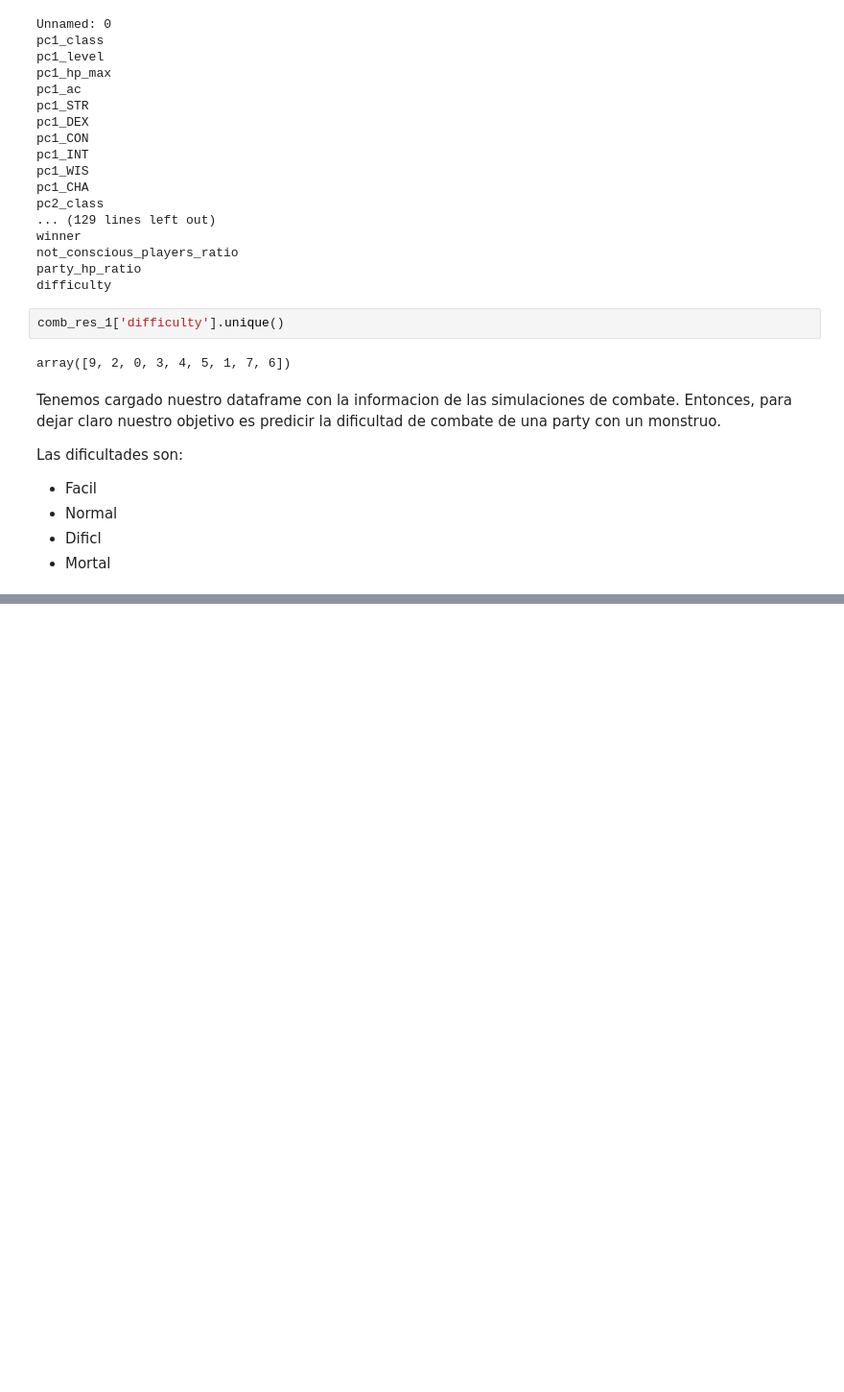
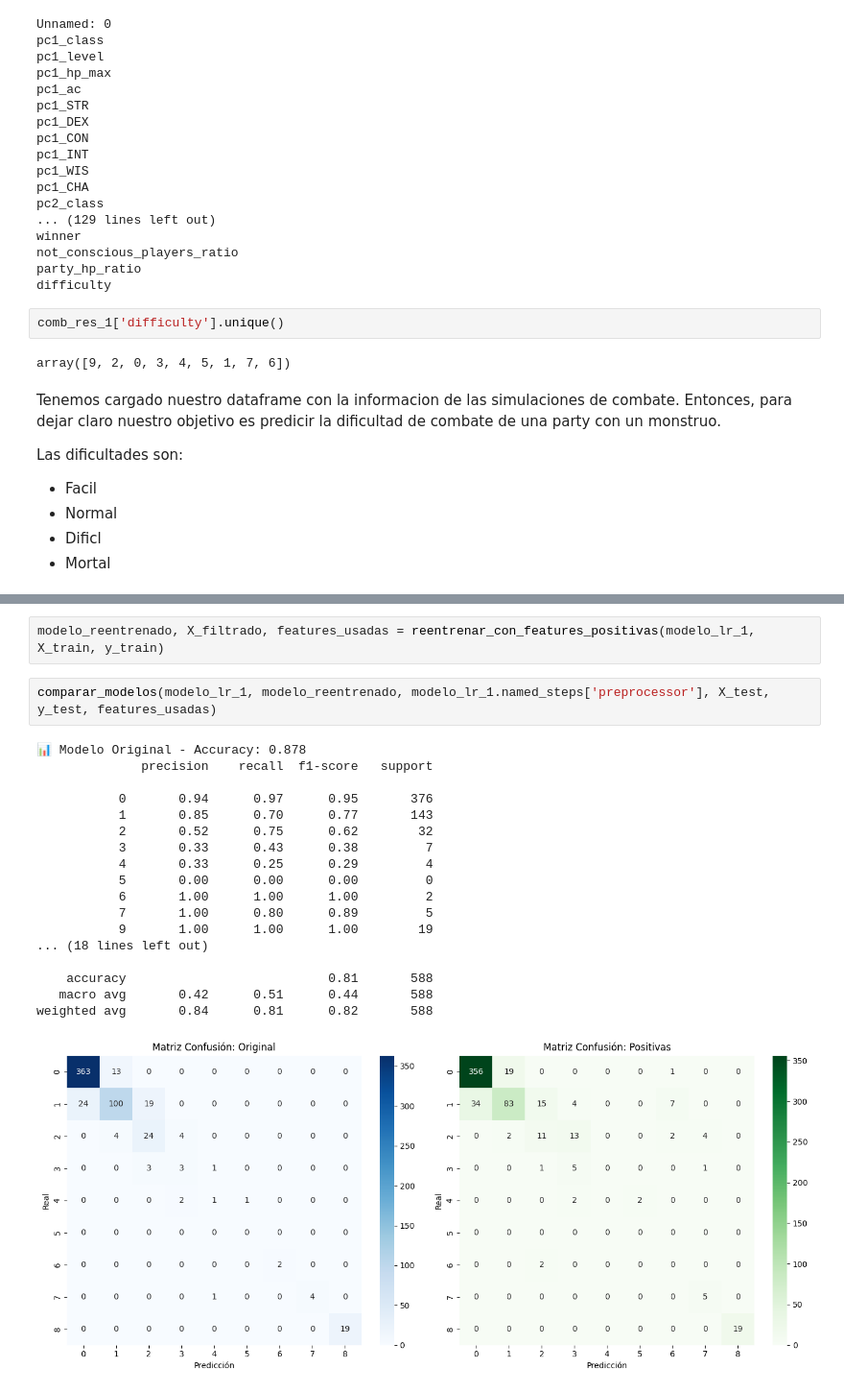
Before and after one commit to MaAnCoSa/Foresight, a Jupyter notebook: notebooks/02_modeling_GLC.ipynb, the cells around one changed output, grey strips where cells are left out. Shown: that part at 96% size. Saved outputs shown, nothing was run; the diff lists cells and outputs as text; blank space fills up the shorter version.

```diff
--- a/notebooks/02_modeling_GLC.ipynb
+++ b/notebooks/02_modeling_GLC.ipynb
@@ -171,0 +416,23 @@ LogisticRegression does not accept missing values encoded as NaN natively. For s
+# %%
+modelo_reentrenado, X_filtrado, features_usadas = reentrenar_con_features_positivas(modelo_lr_1, X_train, y_train)
+# %%
+comparar_modelos(modelo_lr_1, modelo_reentrenado, modelo_lr_1.named_steps['preprocessor'], X_test, y_test, features_usadas)
+# %% [output]
+📊 Modelo Original - Accuracy: 0.878
+              precision    recall  f1-score   support
+
+           0       0.94      0.97      0.95       376
+           1       0.85      0.70      0.77       143
+           2       0.52      0.75      0.62        32
+           3       0.33      0.43      0.38         7
+           4       0.33      0.25      0.29         4
+           5       0.00      0.00      0.00         0
+           6       1.00      1.00      1.00         2
+           7       1.00      0.80      0.89         5
+           9       1.00      1.00      1.00        19
+... (18 lines left out)
+
+    accuracy                           0.81       588
+   macro avg       0.42      0.51      0.44       588
+weighted avg       0.84      0.81      0.82       588
+[figure, added]
```
Also changed, not shown: parts of 13 cells of this notebook.
